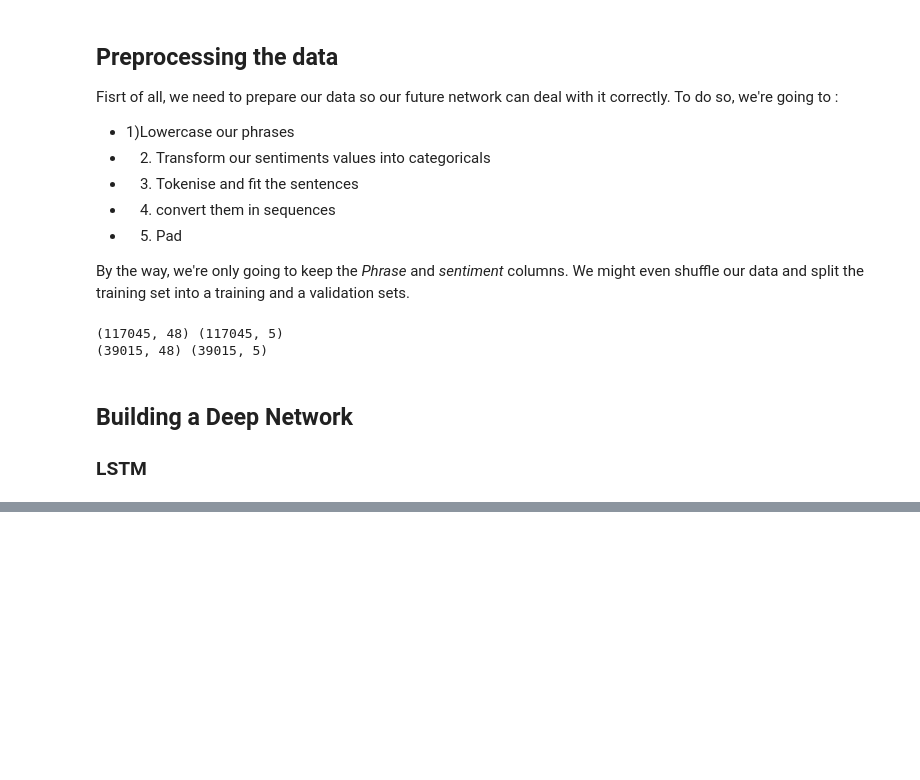
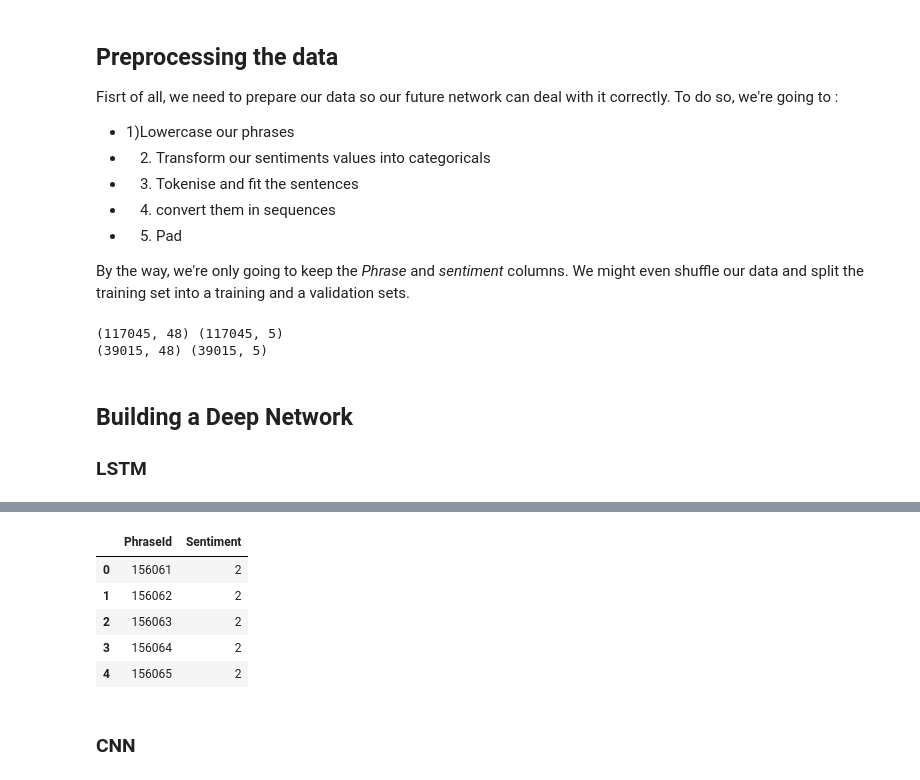
Before and after one commit to AnBucquet/Movie_Review_Sentiment_Analysis, a Jupyter notebook: Untitled.ipynb, the cells around one changed output, grey strips where cells are left out. Saved outputs shown, nothing was run; the diff lists cells and outputs as text; code cells hidden in the pictures; blank space fills up the shorter version.

Commit message:
some models of deep network with keras -- need improvement

```diff
--- a/Untitled.ipynb
+++ b/Untitled.ipynb
@@ -162,0 +171,13 @@ print(X_validation.shape,Y_validation.shape)
+# %%
+X_train = sequence.pad_sequences(X_train, maxlen=max_words)
+X_val = sequence.pad_sequences(X_val, maxlen=max_words)
+X_test = sequence.pad_sequences(X_test, maxlen=max_words)
+print(X_train.shape,X_val.shape,X_test.shape)
+# %%
+model1=Sequential()
+model1.add(Embedding(max_features,100,mask_zero=True))
+model1.add(LSTM(64,dropout=0.4, recurrent_dropout=0.4,return_sequences=True))
+model1.add(LSTM(32,dropout=0.5, recurrent_dropout=0.5,return_sequences=False))
+model1.add(Dense(num_classes,activation='softmax'))
+model1.compile(loss='categorical_crossentropy',optimizer=Adam(lr=0.001),metrics=['accuracy'])
+model1.summary()
@@ -162,0 +200,3 @@ print(X_validation.shape,Y_validation.shape)
+# %%
+%%time
+history1=model1.fit(X_train, Y_train, validation_data=(X_validation, Y_validation), epochs=epochs, batch_size=batch_size, verbose=1)
@@ -162,0 +212,2 @@ print(X_validation.shape,Y_validation.shape)
+# %%
+y_pred1=model1.predict_classes(X_test,verbose=1)
@@ -162,0 +216,13 @@ print(X_validation.shape,Y_validation.shape)
+# %%
+sub.Sentiment=y_pred1
+sub.to_csv('sub1.csv',index=False)
+sub.head()
+# %% [output]
+|  | PhraseId | Sentiment |
+| 0 | 156061 | 2 |
+| 1 | 156062 | 2 |
+| 2 | 156063 | 2 |
+| 3 | 156064 | 2 |
+| 4 | 156065 | 2 |
+# %% [markdown]
+### CNN
```
Also changed, not shown: parts of 21 cells of this notebook.
